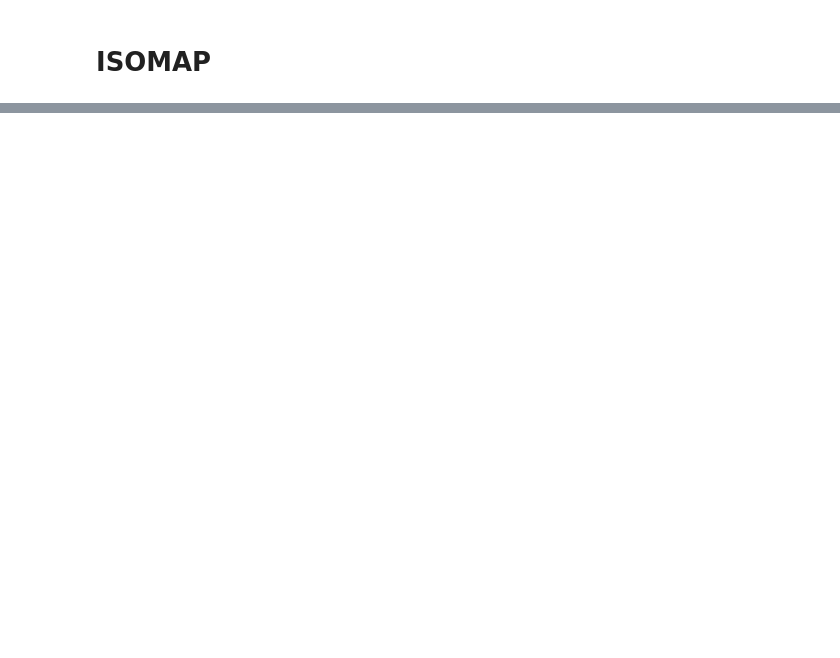
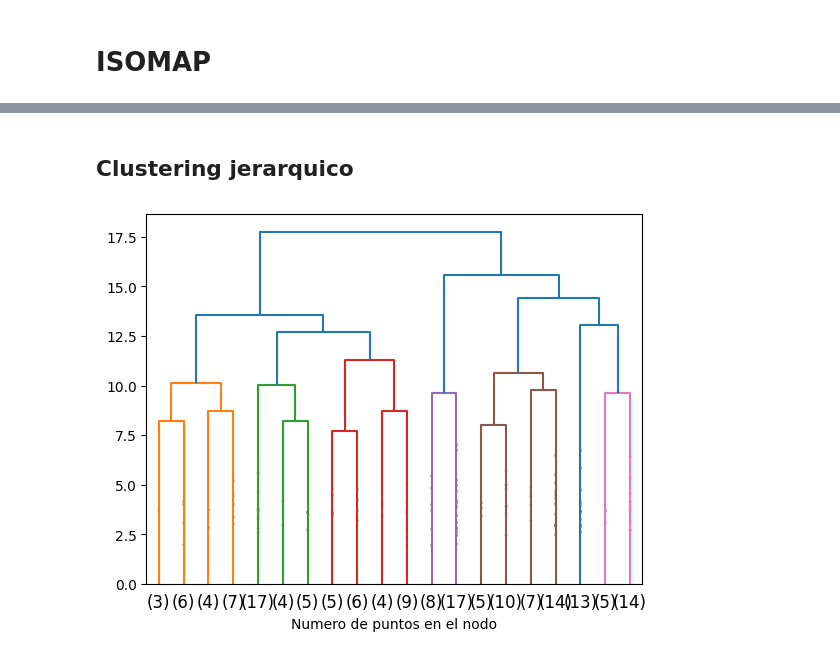
Before and after one commit to juanachies/TP1_Mineria, a Jupyter notebook: tp.ipynb, the cells around one changed output, grey strips where cells are left out. Cells and saved outputs as stored; diff of their text form; code cells hidden in the pictures; blank space fills up the shorter version.

```diff
--- a/tp.ipynb
+++ b/tp.ipynb
@@ -487,0 +468,5 @@ n_jobs value 1 overridden to 1 by setting random_state. Use no seed for parallel
+# %%
+kmeans = KMeans(n_clusters=3, random_state=42,
+                init='k-means++', n_init=5, algorithm='lloyd')
+kmeans.fit(X_std) #Entrenamos el modelo
+y_pred = kmeans.predict(X_std)
@@ -487,0 +505,12 @@ n_jobs value 1 overridden to 1 by setting random_state. Use no seed for parallel
+# %% [markdown]
+## Clustering jerarquico
+# %%
+Z = linkage(X_std, "ward")
+# %%
+dendrogram(Z,  truncate_mode = 'lastp', p = 20, show_leaf_counts = True,
+           show_contracted = True)
+plt.axhline(y=110, c='k', linestyle='dashed')
+plt.xlabel("Numero de puntos en el nodo")
+plt.show()
+# %% [output]
+[figure, added]
```
Also changed, not shown: parts of 32 cells of this notebook.
